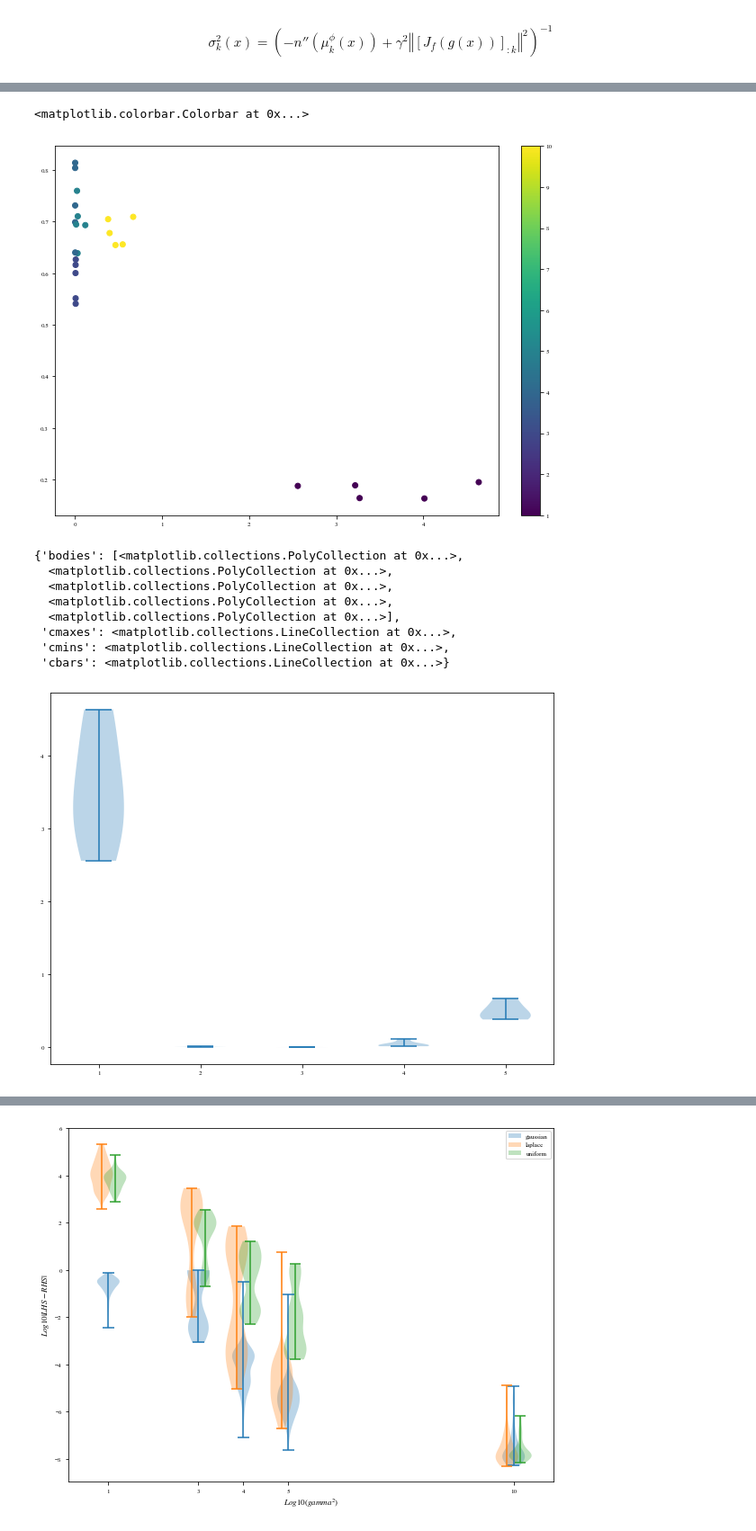
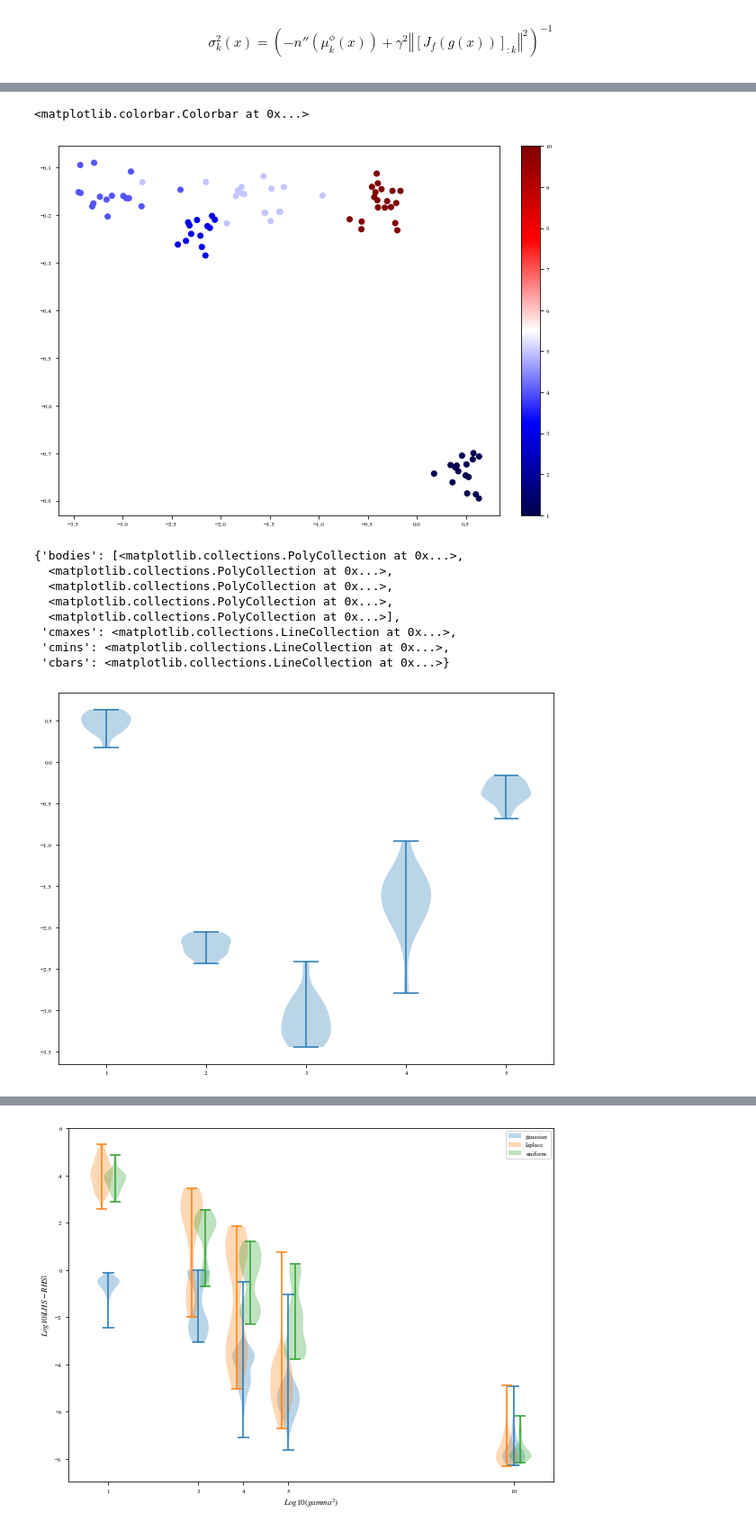
Before and after one commit to rpatrik96/ima-vae, a Jupyter notebook: notebooks/synth_plots.ipynb, the cells around one changed output, grey strips where cells are left out. Shown at 90% size. Saved outputs shown, nothing was run; the diff lists cells and outputs as text; code cells hidden in the pictures.

```diff
--- a/notebooks/synth_plots.ipynb
+++ b/notebooks/synth_plots.ipynb
@@ -26,46 +26,34 @@ max_dim = -1
 if not isfile(filename):
     for run in sweep_runs:
 
-        if True or (run.state == 'finished' or ('decoder_var' in run.config.keys() and run.config['decoder_var']>= 0.1)) and f'Metrics/val/latent_statistics.latent_variance_0' in run.history().keys():
-
+        if run.summary._json_dict["epoch"] >=180:
+                #or (run.state == 'finished' or ('decoder_var' in run.config.keys() and run.config['decoder_var']>= 0.1)) and f'Metrics/val/latent_statistics.latent_variance_0' in run.history().keys():
             # .summary contains the output keys/values for metrics like accuracy.
             #  We call ._json_dict to omit large files
             summary = run.summary._json_dict
-
             # .config contains the hyperparameters.
             #  We remove special values that start with _.
             config = {k: v for k,v in run.config.items()
                  if not k.startswith('_')}
 
-
-
-
-
-
-
             dim = config['latent_dim']
             sigmas = run.history(keys=[f'Metrics/val/latent_statistics.latent_variance_{i}' for i in range(dim)]).iloc[-1].to_numpy()[1:]
-            col_norms_sq = [run.summary._json_dict[f"Metrics/val/col_norm_{i}"] for i in range(dim)]
+            col_norms_sq = [run.summary._json_dict[f"Metrics/val/col_norm_{i}"]**2 for i in range(dim)]
             mcc = summary['Metrics/val/mcc']
             cima = summary['Metrics/val/cima']
             gamma_square = 1. / config['decoder_var']
             prior = config['model.prior']
-
+            neg_elbo = summary['Metrics/val/neg_elbo']
+            rec_loss = summary['Metrics/val/rec_loss']
+            kl_loss = summary['Metrics/val/kl_loss']
             rhs = (1./(float(prior=="gaussian")+gamma_square*np.array(col_norms_sq)))
-
             if dim > max_dim:
                 max_dim = dim
 
+            data.append([run.name, dim, gamma_square, neg_elbo, kl_loss, rec_loss, prior, cima, mcc, *sigmas, *col_norms_sq, *rhs])
 
-            data.append([run.name, dim, gamma_square, prior, cima, mcc, *sigmas, *col_norms_sq, *rhs])
-
-
-
-
-
-    runs_df = pd.DataFrame(data, columns=["name", "dim", "gamma_square", "prior", "cima", "mcc", *[f"sigma_{i}" for i in range(max_dim)],
+    runs_df = pd.DataFrame(data, columns=["name", "dim", "gamma_square", "neg_elbo", "kl_loss", "rec_loss", "prior", "cima", "mcc", *[f"sigma_{i}" for i in range(max_dim)],
                                           *[f"col_norm_sq_{i}" for i in range(max_dim)], *[f"rhs_{i}" for i in range(max_dim)]  ] ).fillna(0)
-
     # runs_df.to_csv(filename)
 else:
     runs_df = pd.read_csv(filename)
@@ -151,21 +213,21 @@ plt.violinplot(groups)
 # %%
 plt.figure(figsize=(8,6))
-plt.scatter(runs_df["cima"], runs_df[ "mcc"], c=np.log10(runs_df["gamma_square"]))
+plt.scatter(np.log10(runs_df["cima"]), np.log10(runs_df[ "mcc"]), c=np.log10(runs_df["gamma_square"]), cmap="seismic")
 plt.colorbar()
 # %% [output]
 <matplotlib.colorbar.Colorbar at 0x...>
-[figure, old version]
+[figure, new version]
 # %%
-groups = [g.cima for _, g in runs_df[[ "cima", "gamma_square"]].groupby("gamma_square")]
+groups = [np.log10(g.cima) for _, g in runs_df[[ "cima", "gamma_square"]].groupby("gamma_square")]
 plt.figure(figsize=(8,6))
 plt.violinplot(groups)
 # %% [output]
 {'bodies': [<matplotlib.collections.PolyCollection at 0x...>,
   <matplotlib.collections.PolyCollection at 0x...>,
   <matplotlib.collections.PolyCollection at 0x...>,
   <matplotlib.collections.PolyCollection at 0x...>,
   <matplotlib.collections.PolyCollection at 0x...>],
  'cmaxes': <matplotlib.collections.LineCollection at 0x...>,
  'cmins': <matplotlib.collections.LineCollection at 0x...>,
  'cbars': <matplotlib.collections.LineCollection at 0x...>}
-[figure, old version]
+[figure, new version]
```
Also changed, not shown: parts of 18 cells of this notebook.
